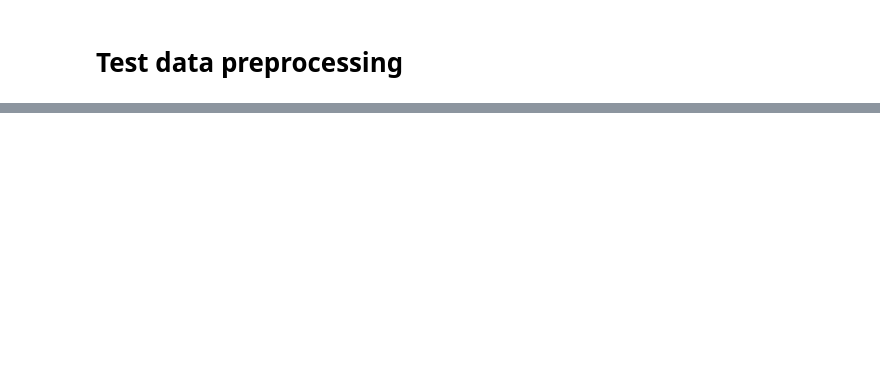
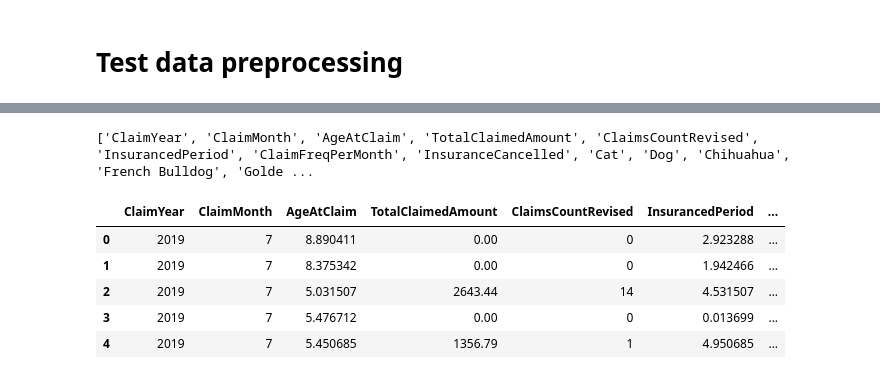
Before and after one commit to aptr288/Claim_prediction, a Jupyter notebook: Claim_Prediction_Codebase_Final.ipynb, the cells around one changed output, grey strips where cells are left out. Saved outputs shown, nothing was run; the diff lists cells and outputs as text; code cells hidden in the pictures; blank space fills up the shorter version.

```diff
--- a/Claim_Prediction_Codebase_Final.ipynb
+++ b/Claim_Prediction_Codebase_Final.ipynb
@@ -554,13 +698,23 @@ pet_data_test.head()
 # %%
 # process columns, apply LabelEncoder to categorical features
 petId = pet_data_test['PetId']
-selected_features.remove('ClaimAmount')
+if('ClaimAmount' in selected_features):
+  selected_features.remove('ClaimAmount')
+print(selected_features)
 pet_data_test_final = pet_data_test[selected_features]
 pet_data_test_final = pet_data_test_final.fillna(0)
 cols = ['CancelYear', 'CancelMonth', 'ClaimYear', 'ClaimMonth' ]
 #casting the columns
 for i in cols:
   if (i in pet_data_test_final.columns):
     pet_data_test_final[i] = pet_data_test_final[i].astype(int)
 pet_data_test_final.head()
+# %% [output]
+['ClaimYear', 'ClaimMonth', 'AgeAtClaim', 'TotalClaimedAmount', 'ClaimsCountRevised', 'InsurancedPeriod', 'ClaimFreqPerMonth', 'InsuranceCancelled', 'Cat', 'Dog', 'Chihuahua', 'French Bulldog', 'Golde ...
+|  | ClaimYear | ClaimMonth | AgeAtClaim | TotalClaimedAmount | ClaimsCountRevised | InsurancedPeriod | ... |
+| 0 | 2019 | 7 | 8.890411 | 0.00 | 0 | 2.923288 | ... |
+| 1 | 2019 | 7 | 8.375342 | 0.00 | 0 | 1.942466 | ... |
+| 2 | 2019 | 7 | 5.031507 | 2643.44 | 14 | 4.531507 | ... |
+| 3 | 2019 | 7 | 5.476712 | 0.00 | 0 | 0.013699 | ... |
+| 4 | 2019 | 7 | 5.450685 | 1356.79 | 1 | 4.950685 | ... |
 # %%
```
Also changed, not shown: parts of 38 cells of this notebook.
